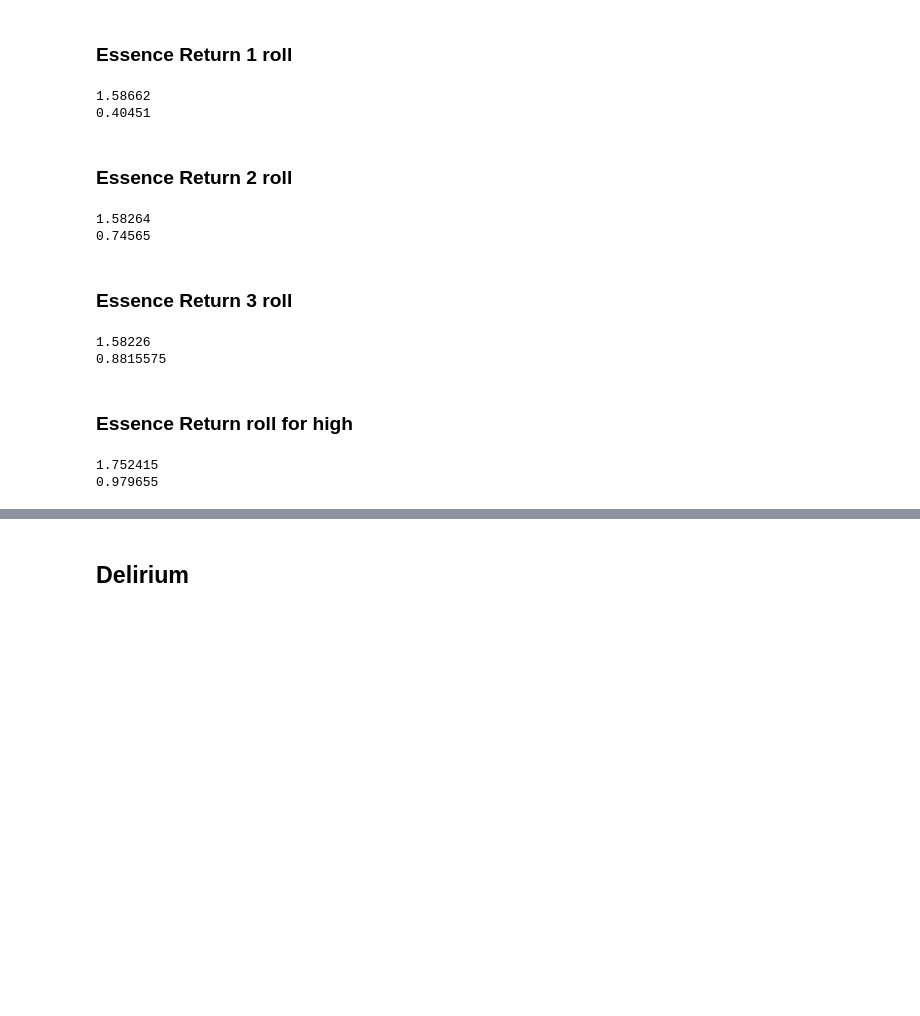
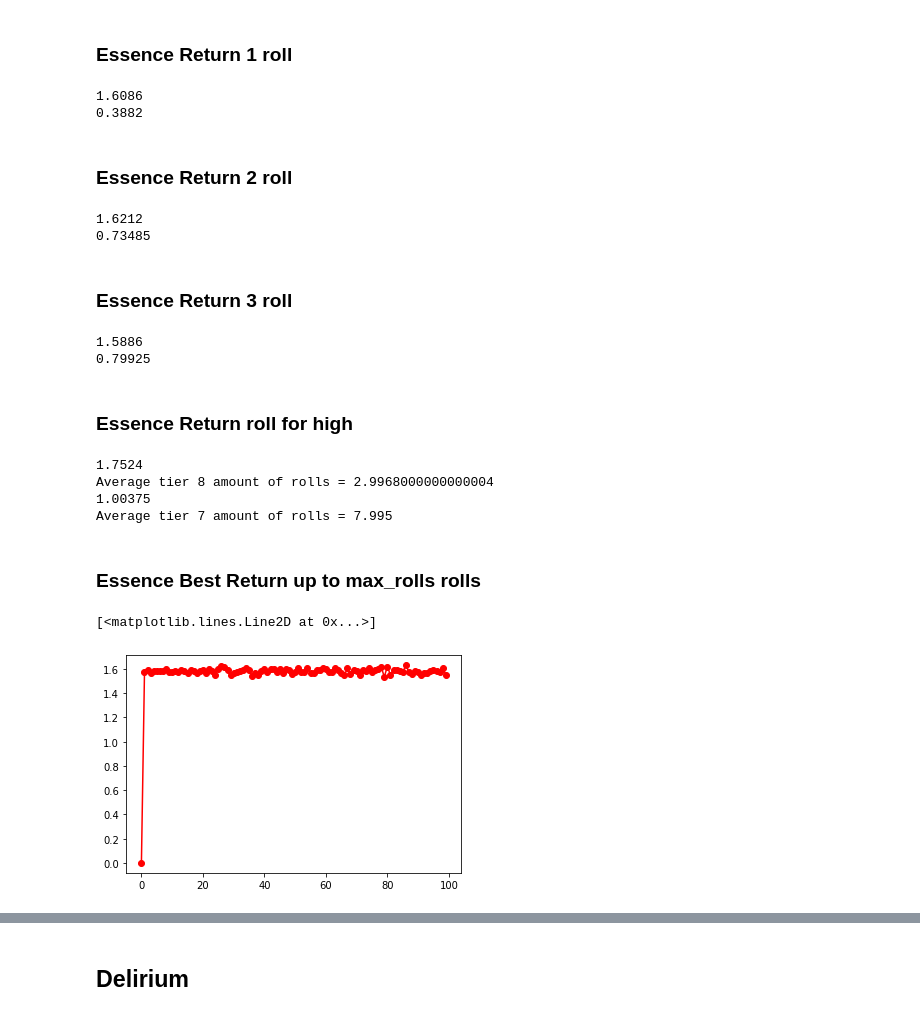
Before and after one commit to Gabriel-Banco-do-Brasil/harvest, a Jupyter notebook: roi_harvest_currency.ipynb, the cells around one changed output, grey strips where cells are left out. Drawn from its saved outputs; the diff is of its cells as text; code cells hidden in the pictures; blank space fills up the shorter version.

```diff
--- a/roi_harvest_currency.ipynb
+++ b/roi_harvest_currency.ipynb
@@ -69,3 +80,5 @@ test_size = 100000
+# %%
+max_rolls = 100
 # %% [markdown]
 ## Essence
 # %% [markdown]
@@ -94,17 +107,17 @@ number_of_rolls = 1
 average = 0
 
 for n in range(test_size):
-    average += expected_return(tier8, cost_per_roll, index_tier8, number_of_rolls, high_tier8)
+    average += expected_return(tier8, cost_per_roll, index_tier8, number_of_rolls)
 print(average / test_size)
 
 average = 0
 
 for n in range(test_size):
-    average += expected_return(tier7, cost_per_roll, index_tier7, number_of_rolls, high_tier7)
+    average += expected_return(tier7, cost_per_roll, index_tier7, number_of_rolls)
 print(average / test_size)
 # %% [output]
-1.58662
-0.40451
+1.6086
+0.3882
 # %% [markdown]
 ### Essence Return 2 roll
 # %%
@@ -112,17 +125,17 @@ number_of_rolls = 2
 average = 0
 
 for n in range(test_size):
-    average += expected_return(tier8, cost_per_roll, index_tier8, number_of_rolls, high_tier8)
+    average += expected_return(tier8, cost_per_roll, index_tier8, number_of_rolls)
 print(average / test_size)
 
 average = 0
 
 for n in range(test_size):
-    average += expected_return(tier7, cost_per_roll, index_tier7, number_of_rolls, high_tier7)
+    average += expected_return(tier7, cost_per_roll, index_tier7, number_of_rolls)
 print(average / test_size)
 # %% [output]
-1.58264
-0.74565
+1.6212
+0.73485
 # %% [markdown]
 ### Essence Return 3 roll
 # %%
@@ -130,17 +143,17 @@ number_of_rolls = 3
 average = 0
 
 for n in range(test_size):
-    average += expected_return(tier8, cost_per_roll, index_tier8, number_of_rolls, high_tier8)
+    average += expected_return(tier8, cost_per_roll, index_tier8, number_of_rolls)
 print(average / test_size)
 
 average = 0
 
 for n in range(test_size):
-    average += expected_return(tier7, cost_per_roll, index_tier7, number_of_rolls, high_tier7)
+    average += expected_return(tier7, cost_per_roll, index_tier7, number_of_rolls)
 print(average / test_size)
 # %% [output]
-1.58226
-0.8815575
+1.5886
+0.79925
 # %% [markdown]
 ### Essence Return roll for high
 # %%
@@ -149,12 +162,30 @@ average = 0
 for n in range(test_size):
     average += expected_return_high_roll(tier8, cost_per_roll, index_tier8, high_tier8)
 print(average / test_size)
-
+print("Average tier 8 amount of rolls = " + str((max(tier8) - index_tier8- (average / test_size)) /  cost_per_roll))
 average = 0
 
 for n in range(test_size):
     average += expected_return_high_roll(tier7, cost_per_roll, index_tier7, high_tier7)
 print(average / test_size)
+print("Average tier 7 amount of rolls = " + str((max(tier7) - index_tier7- (average / test_size)) /  cost_per_roll))
 # %% [output]
-1.752415
-0.979655
+1.7524
+Average tier 8 amount of rolls = 2.9968000000000004
+1.00375
+Average tier 7 amount of rolls = 7.995
+# %% [markdown]
+### Essence Best Return up to max_rolls rolls
+# %%
+average = 0
+result = []
+
+for number_of_rolls in range(max_rolls):
+    average = 0
+    for n in range(test_size):
+        average += expected_return(tier8, cost_per_roll, index_tier8, number_of_rolls)
+    result.append(average / test_size)
+plt.plot(range(max_rolls), result, color = "red", marker = "o")
+# %% [output]
+[<matplotlib.lines.Line2D at 0x...>]
+[figure, added]
```
Also changed, not shown: parts of 36 cells of this notebook.
